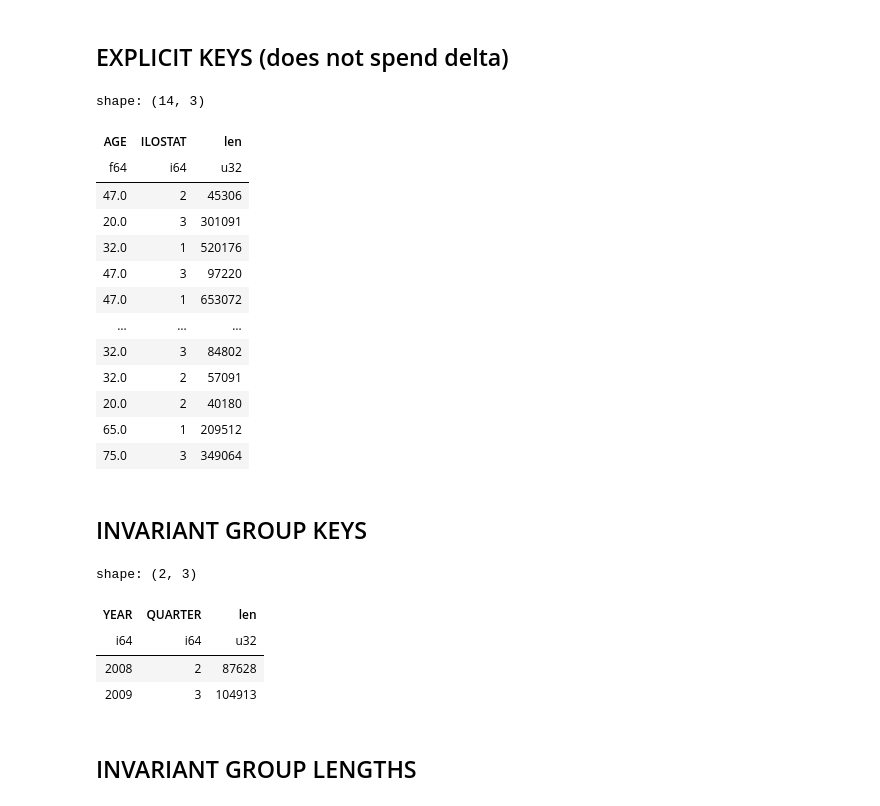
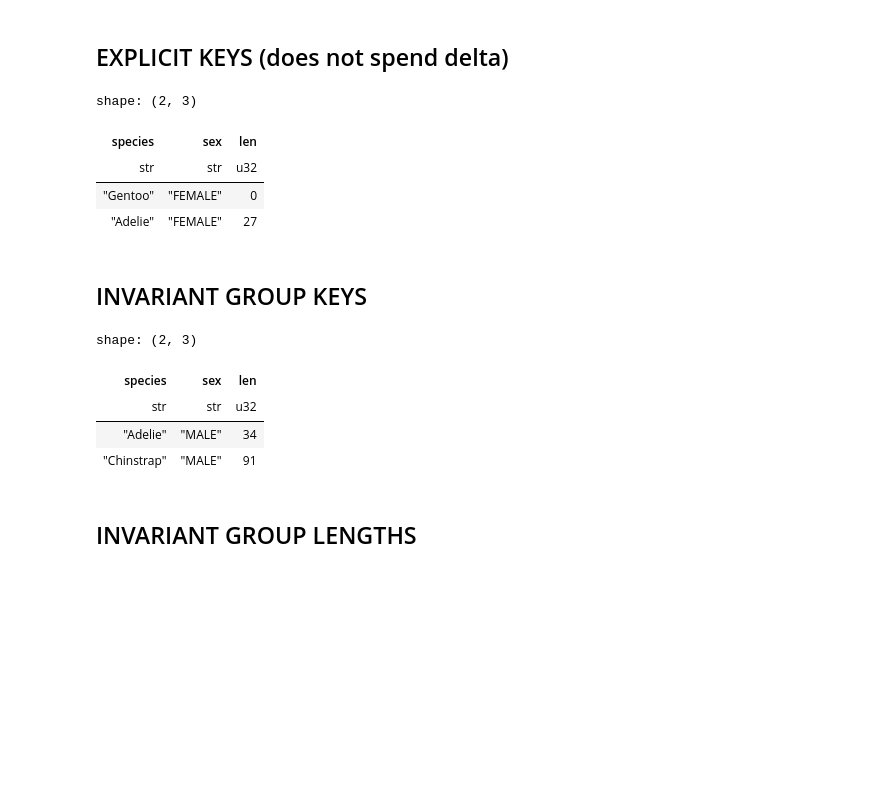
Before and after one commit to PaulineMauryL/dev-dp-lomas, a Jupyter notebook: opendp-0-14-features-penguin.ipynb, the cells around one changed output. Saved outputs shown, nothing was run; the diff lists cells and outputs as text; code cells hidden in the pictures; blank space fills up the shorter version.

Commit message:
testing counts

```diff
--- a/opendp-0-14-features-penguin.ipynb
+++ b/opendp-0-14-features-penguin.ipynb
@@ -177,12 +202,12 @@ context = dp.Context.compositor(
     split_evenly_over=1,
 )
 # %%
-query_age_ilostat = (
+query = (
     context.query()
-    .group_by("AGE", "ILOSTAT")
+    .group_by("species", "sex")
     .agg(dp.len())
 )
 # %%
-tmp_df = query_age_ilostat.release().collect()
+tmp_df = query.release().collect()
 tmp_df.head(2)
 # %% [output]
@@ -204,35 +220,27 @@ shape: (14, 3)
 ## EXPLICIT KEYS (does not spend delta)
 # %%
 context = dp.Context.compositor(
-    data=df,
-    privacy_unit=dp.unit_of(contributions=36),
+    data=lf,
+    privacy_unit=dp.unit_of(contributions=3),
     privacy_loss=dp.loss_of(epsilon=1.0 / 4),
     split_evenly_over=1,
 )
 # %%
-query_age_ilostat = (
+query = (
     context.query()
-    .group_by("AGE", "ILOSTAT")
+    .filter(pl.col.island == "Torgersen")
+    .group_by("species", "sex")
     .agg(dp.len())
-    .with_keys(tmp_df["AGE", "ILOSTAT"])
+    .with_keys(tmp_df["species", "sex"])
 )
 # %%
-query_age_ilostat.release().collect().head(2)
+query.release().collect().head(2)
 # %% [output]
-shape: (14, 3)
+shape: (2, 3)
-| AGE | ILOSTAT | len |
-| f64 | i64 | u32 |
-| 47.0 | 2 | 45306 |
-| 20.0 | 3 | 301091 |
-| 32.0 | 1 | 520176 |
-| 47.0 | 3 | 97220 |
-| 47.0 | 1 | 653072 |
-| … | … | … |
-| 32.0 | 3 | 84802 |
-| 32.0 | 2 | 57091 |
-| 20.0 | 2 | 40180 |
-| 65.0 | 1 | 209512 |
-| 75.0 | 3 | 349064 |
+| species | sex | len |
+| str | str | u32 |
+| "Gentoo" | "FEMALE" | 0 |
+| "Adelie" | "FEMALE" | 27 |
 # %% [markdown]
 ## INVARIANT GROUP KEYS
 # %%
@@ -252,13 +260,13 @@ query_quarterly_counts = (
     .agg(dp.len())
 )
 # %%
-query_quarterly_counts.release().collect().head(2)
+query.release().collect().head(2)
 # %% [output]
 shape: (2, 3)
-| YEAR | QUARTER | len |
-| i64 | i64 | u32 |
-| 2008 | 2 | 87628 |
-| 2009 | 3 | 104913 |
+| species | sex | len |
+| str | str | u32 |
+| "Adelie" | "MALE" | 34 |
+| "Chinstrap" | "MALE" | 91 |
 # %% [markdown]
 ## INVARIANT GROUP LENGTHS
 # %%
```
Also changed, not shown: parts of 52 cells of this notebook.
